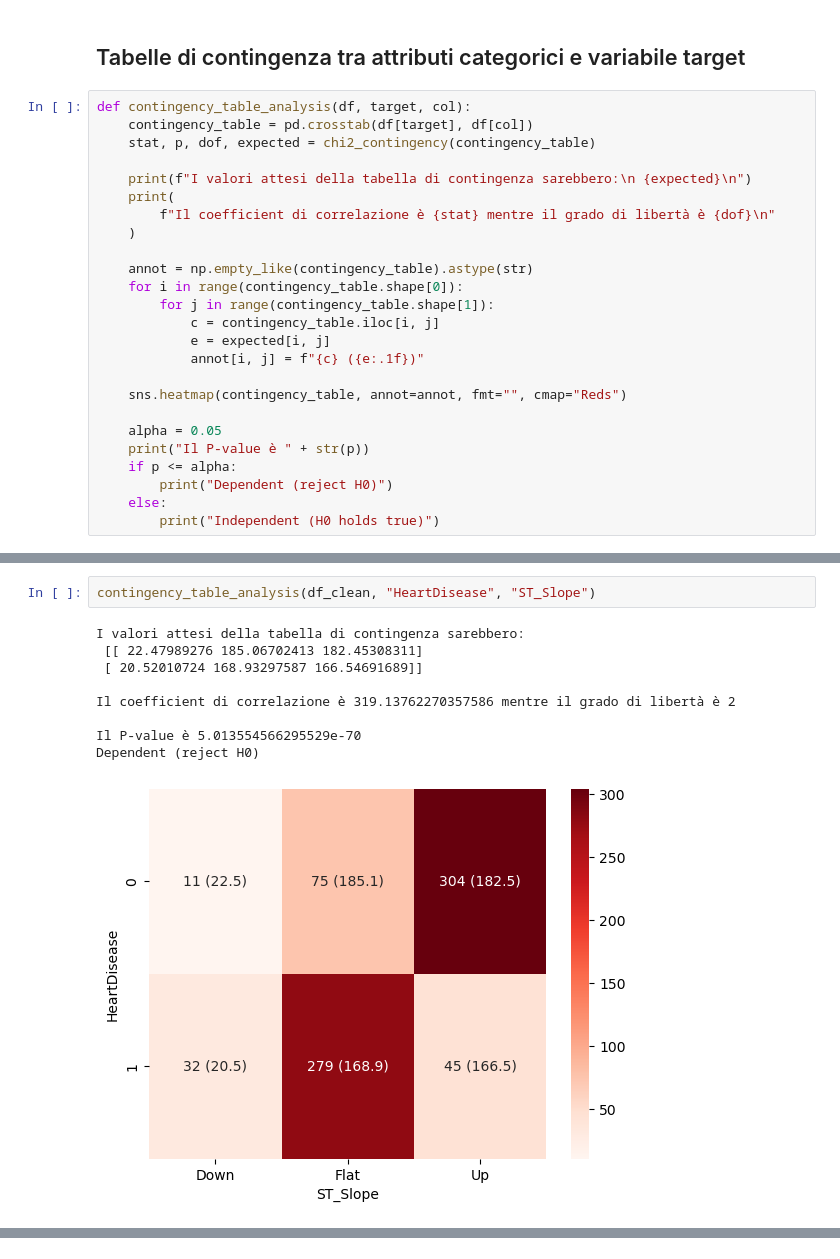
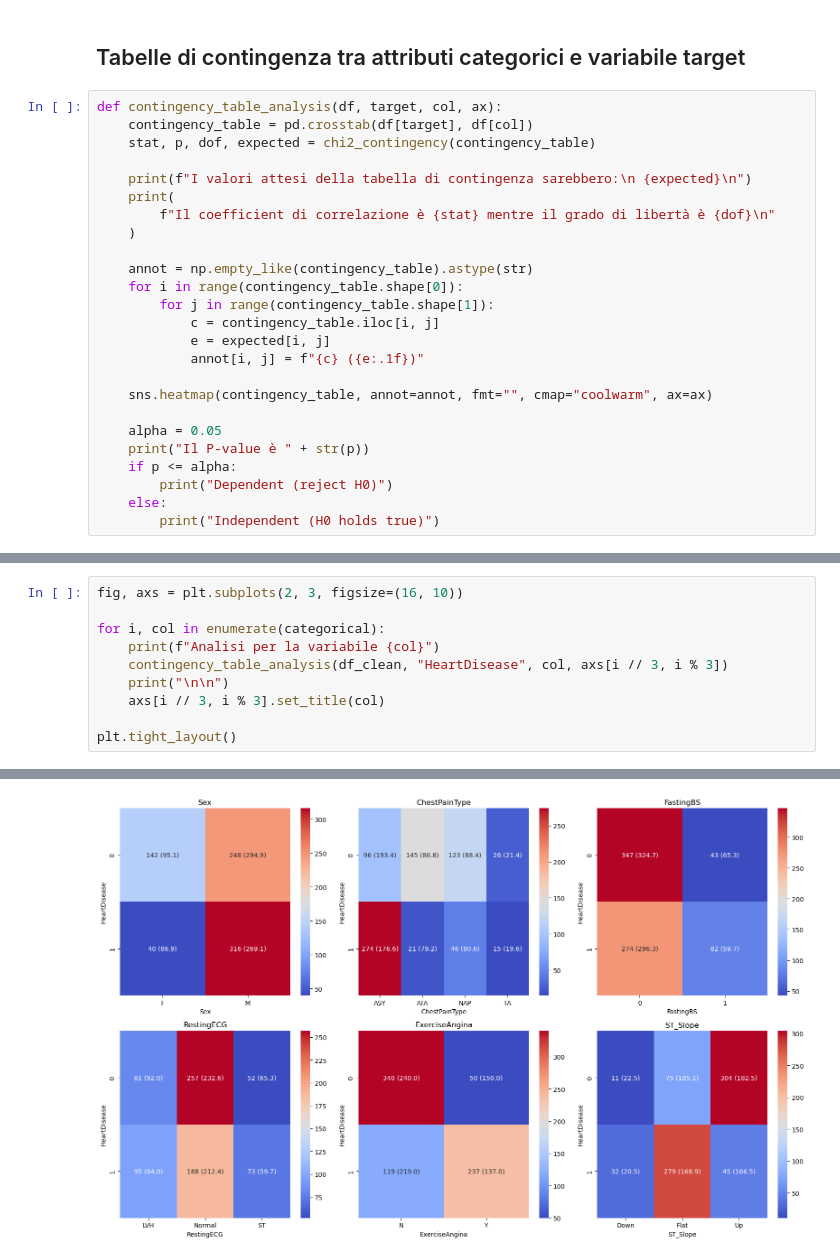
Before and after one commit to AngeloLongano/heart_failure_prediction, a Jupyter notebook: Analysis.ipynb, the cells around one changed output, grey strips where cells are left out. Saved outputs shown, nothing was run; the diff lists cells and outputs as text.

```diff
--- a/Analysis.ipynb
+++ b/Analysis.ipynb
@@ -430,7 +427,7 @@ sns.pairplot(
 # %% [markdown]
 ## Tabelle di contingenza tra attributi categorici e variabile target
 # %%
-def contingency_table_analysis(df, target, col):
+def contingency_table_analysis(df, target, col, ax):
     contingency_table = pd.crosstab(df[target], df[col])
     stat, p, dof, expected = chi2_contingency(contingency_table)
 
@@ -446,7 +443,7 @@ def contingency_table_analysis(df, target, col):
             e = expected[i, j]
             annot[i, j] = f"{c} ({e:.1f})"
 
-    sns.heatmap(contingency_table, annot=annot, fmt="", cmap="Reds")
+    sns.heatmap(contingency_table, annot=annot, fmt="", cmap="coolwarm", ax=ax)
 
     alpha = 0.05
     print("Il P-value è " + str(p))
@@ -517,12 +454,11 @@ Dependent (reject H0)
-# %%
-contingency_table_analysis(df_clean, "HeartDisease", "ST_Slope")
-# %% [output]
-I valori attesi della tabella di contingenza sarebbero:
- [[ 22.47989276 185.06702413 182.45308311]
- [ 20.52010724 168.93297587 166.54691689]]
-
-Il coefficient di correlazione è 319.13762270357586 mentre il grado di libertà è 2
-
-Il P-value è 5.013554566295529e-70
-Dependent (reject H0)
-[figure, removed]
+# %%
+fig, axs = plt.subplots(2, 3, figsize=(16, 10))
+
+for i, col in enumerate(categorical):
+    print(f"Analisi per la variabile {col}")
+    contingency_table_analysis(df_clean, "HeartDisease", col, axs[i // 3, i % 3])
+    print("\n\n")
+    axs[i // 3, i % 3].set_title(col)
+
+plt.tight_layout()
+# %% [output]
@@ -528,0 +482 @@ Dependent (reject H0)
+[figure, added]
```
Also changed, not shown: parts of 12 cells of this notebook.
